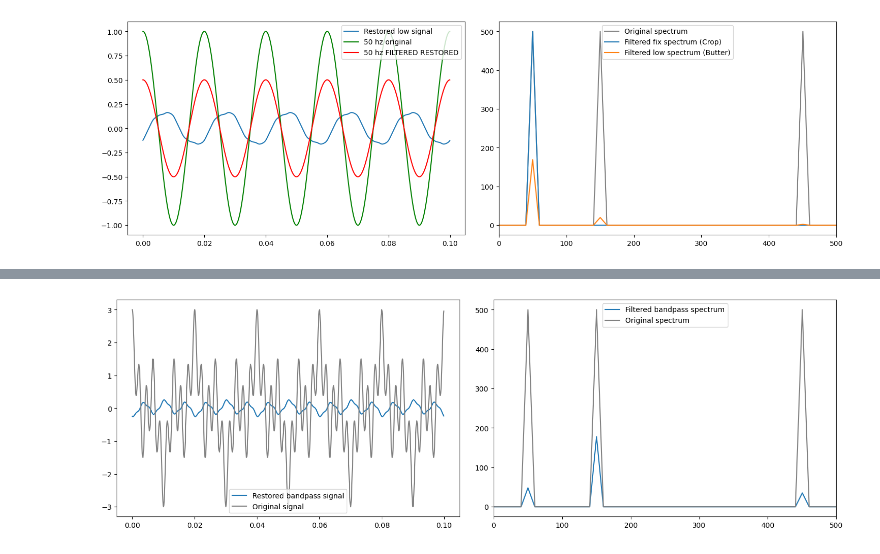
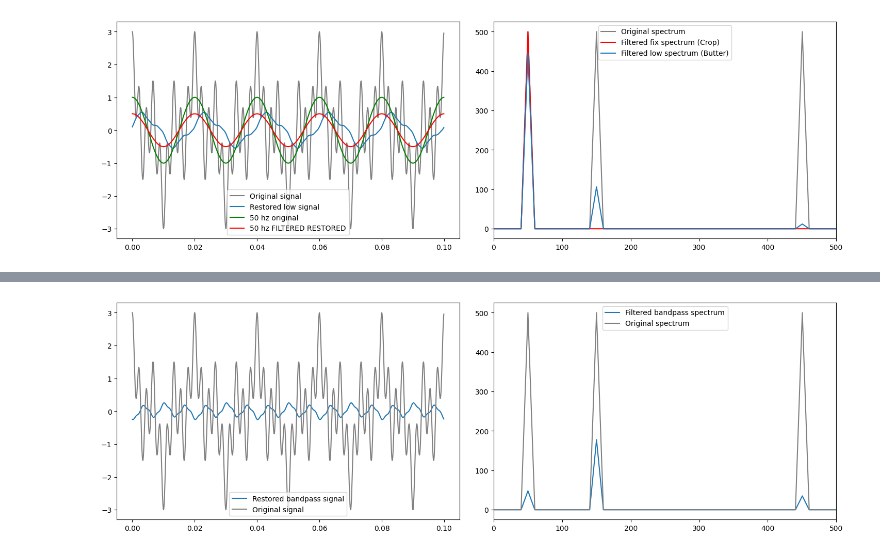
Before and after one commit to JooudDoo/DigitalSignals, a Jupyter notebook: lab_4.ipynb, the cells around one changed output, grey strips where cells are left out. Saved outputs shown, nothing was run; the diff lists cells and outputs as text; code cells hidden in the pictures.

```diff
--- a/lab_4.ipynb
+++ b/lab_4.ipynb
@@ -59,36 +67,36 @@ plt.show()
 # %%
 def butterwort_low(w, wc):
-  return wc**2 / ((-w**2) + (1j) * np.sqrt(2)*wc*w + wc**2)
+  return (wc**2) / (-(w**2) + (1j) * np.sqrt(2)*wc*w + wc**2)
 
-filter_L_freq = butterwort_low(xfs, 30)
+filter_L_freq = butterwort_low(xfs, 70)
 filtered_L_spectrum = spectrum_cos_signal[0:xfs.shape[0]]*filter_L_freq
 
-spectrum_d = spectrum_cos_signal[0:xfs.shape[0]].copy()
+spectrum_d = spectrum_cos_signal.copy()
 spectrum_d[15:] = 0
 # %%
 restored_filtred_L_signal = np.fft.ifft(filtered_L_spectrum)
 spectrum_d_rest = np.fft.ifft(spectrum_d)
 
 fig = plt.figure(figsize=(18, 12))
 plt.subplots_adjust(wspace=0.1, hspace=0.2)
 
 plt.subplot(221)
-# plt.plot(t_series_150hz, cos_signal, label='Original signal', color='grey')
+plt.plot(t_series_150hz, cos_signal, label='Original signal', color='grey')
 plt.plot(t_series_150hz, restored_filtred_L_signal, label='Restored low signal')
 plt.plot(t_series_150hz, cos_50hz_signal, label='50 hz original', color='green')
 plt.plot(t_series_150hz, spectrum_d_rest, label='50 hz FILTERED RESTORED', color='red')
 plt.legend()
 
 plt.subplot(222)
 plt.plot(xfs, spectrum_cos_signal, label="Original spectrum", color='grey')
-plt.plot(xfs, abs(spectrum_d), label='Filtered fix spectrum (Crop)')
+plt.plot(xfs, abs(spectrum_d), label='Filtered fix spectrum (Crop)', color='red')
 plt.plot(xfs, abs(filtered_L_spectrum), label='Filtered low spectrum (Butter)')
 plt.legend()
 plt.xlim([0, 500])
 
 plt.show()
 # %% [output]
-[figure, old version]
+[figure, new version]
 # %%
 def butterwort_high(w, wc):
   return w**2 / ((-wc**2) + 1j*np.sqrt(2) * wc * w + w**2)
```
Also changed, not shown: parts of 8 cells of this notebook, 1 other file.
